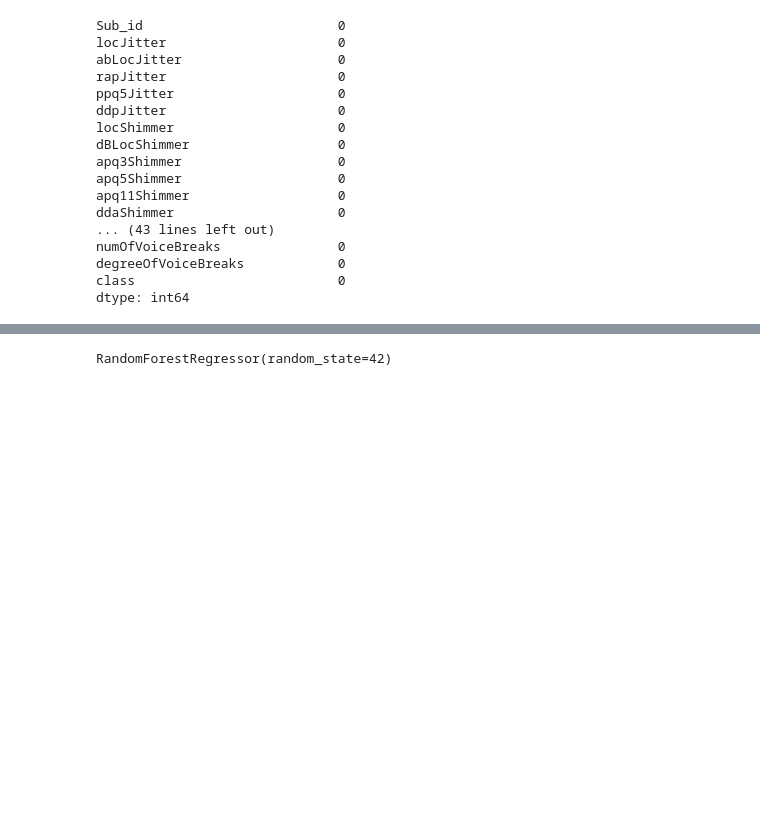
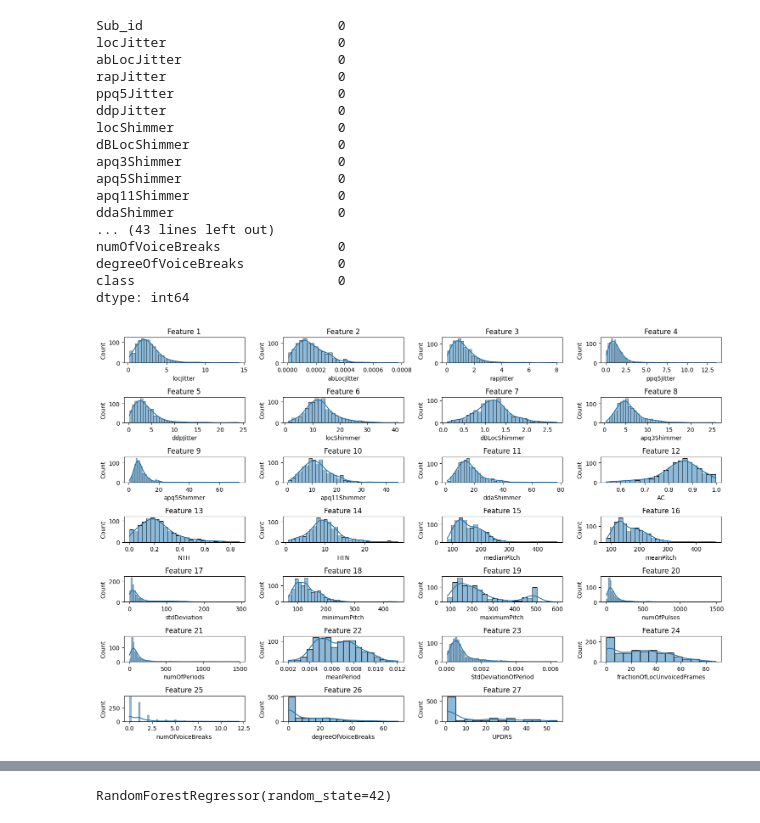
Before and after one commit to Mishy34/Research, a Jupyter notebook: Research_test2.ipynb, the cells around one changed output, grey strips where cells are left out. Drawn from its saved outputs; the diff is of its cells as text; code cells hidden in the pictures; blank space fills up the shorter version.

```diff
--- a/Research_test2.ipynb
+++ b/Research_test2.ipynb
@@ -78,3 +85,14 @@ numOfVoiceBreaks               0
 degreeOfVoiceBreaks            0
 class                          0
 dtype: int64
+# %%
+# Histograms to visualize feature distributions
+plt.figure(figsize=(15, 10))
+for i in range(1, 28):
+    plt.subplot(7, 4, i)
+    sns.histplot(train_df.iloc[:, i], kde=True)
+    plt.title(f"Feature {i}")
+plt.tight_layout()
+plt.show()
+# %% [output]
+[figure, added]
```
Also changed, not shown: parts of 12 cells of this notebook.
